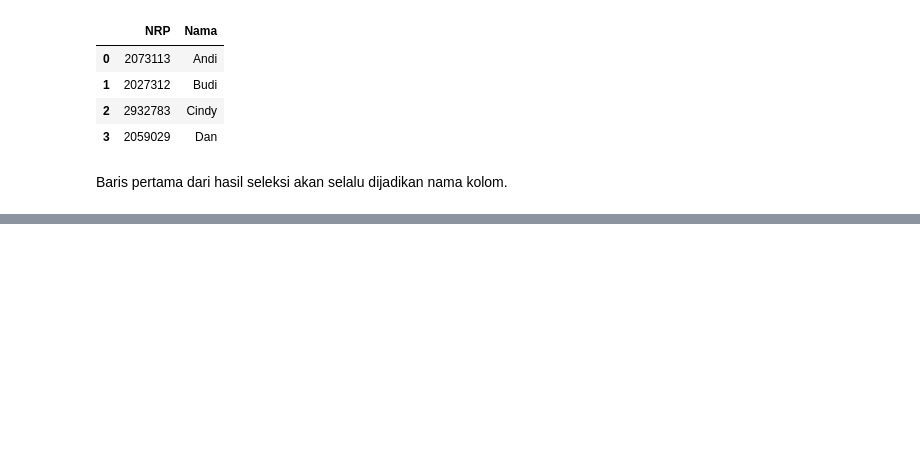
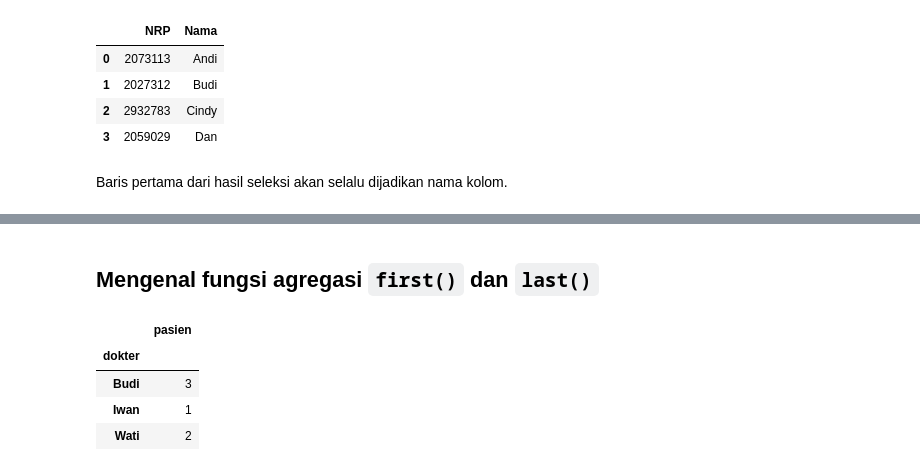
Before and after one commit to medievalgoose/pandas, a Jupyter notebook: Pandas-Week7.ipynb, the cells around one changed output, grey strips where cells are left out. Drawn from its saved outputs; the diff is of its cells as text; code cells hidden in the pictures; blank space fills up the shorter version.

```diff
--- a/Pandas-Week7.ipynb
+++ b/Pandas-Week7.ipynb
@@ -108,0 +134,10 @@ Baris pertama dari hasil seleksi akan selalu dijadikan nama kolom.
+# %% [markdown]
+## Mengenal fungsi agregasi `first()` dan `last()`
+# %%
+df.groupby('dokter')['pasien'].count().to_frame()
+# %% [output]
+|  | pasien |
+| dokter |  |
+| Budi | 3 |
+| Iwan | 1 |
+| Wati | 2 |
```
Also changed, not shown: parts of 9 cells of this notebook.
